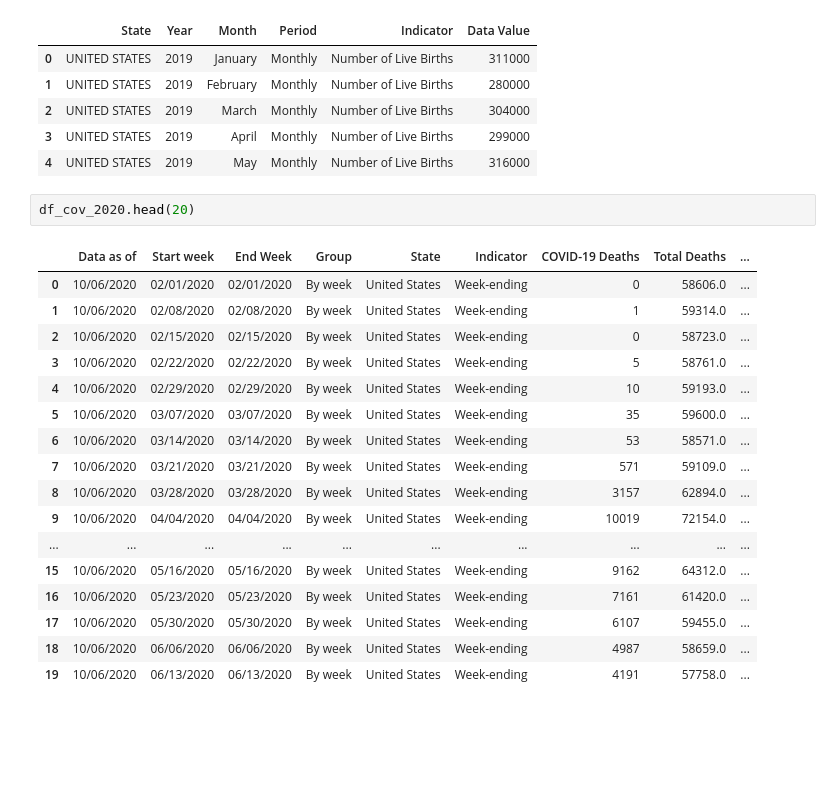
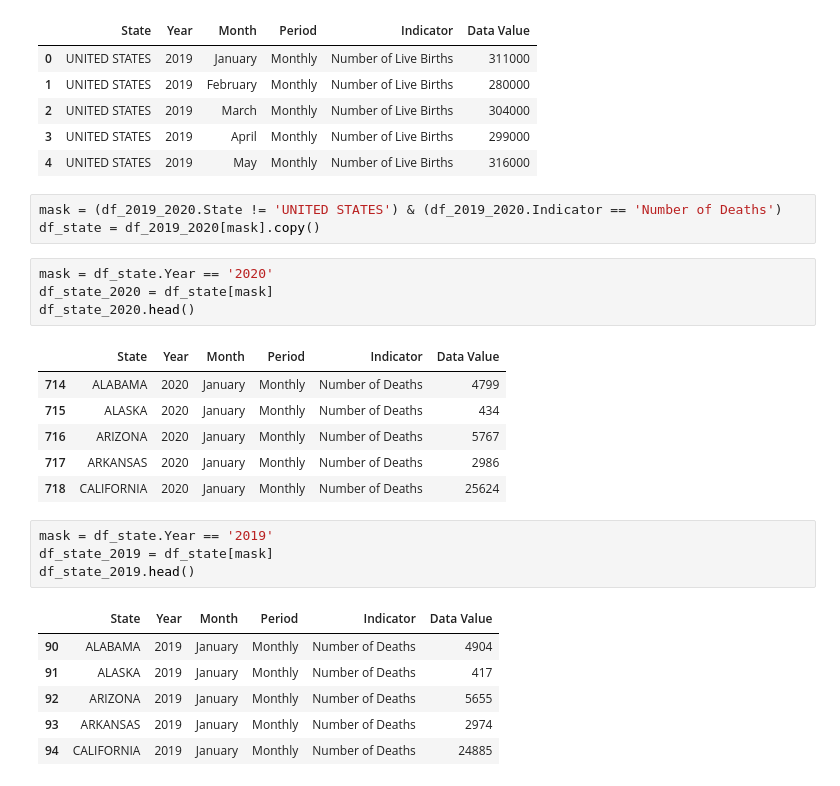
Before and after one commit to Shugarev/analyzer_prediction, a Jupyter notebook: nonparametric_and_correlation_tests/wilcoxon.ipynb, the cells around one changed output. Saved outputs shown, nothing was run; the diff lists cells and outputs as text; blank space fills up the shorter version.

```diff
--- a/nonparametric_and_correlation_tests/wilcoxon.ipynb
+++ b/nonparametric_and_correlation_tests/wilcoxon.ipynb
@@ -219,23 +220,28 @@ df_2019_2020.head()
 | 2 | UNITED STATES | 2019 | March | Monthly | Number of Live Births | 304000 |
 | 3 | UNITED STATES | 2019 | April | Monthly | Number of Live Births | 299000 |
 | 4 | UNITED STATES | 2019 | May | Monthly | Number of Live Births | 316000 |
-# %%
-df_cov_2020.head(20)
-# %% [output]
-|  | Data as of | Start week | End Week | Group | State | Indicator | COVID-19 Deaths | Total Deaths | ... |
-| 0 | 10/06/2020 | 02/01/2020 | 02/01/2020 | By week | United States | Week-ending | 0 | 58606.0 | ... |
-| 1 | 10/06/2020 | 02/08/2020 | 02/08/2020 | By week | United States | Week-ending | 1 | 59314.0 | ... |
-| 2 | 10/06/2020 | 02/15/2020 | 02/15/2020 | By week | United States | Week-ending | 0 | 58723.0 | ... |
-| 3 | 10/06/2020 | 02/22/2020 | 02/22/2020 | By week | United States | Week-ending | 5 | 58761.0 | ... |
-| 4 | 10/06/2020 | 02/29/2020 | 02/29/2020 | By week | United States | Week-ending | 10 | 59193.0 | ... |
-| 5 | 10/06/2020 | 03/07/2020 | 03/07/2020 | By week | United States | Week-ending | 35 | 59600.0 | ... |
-| 6 | 10/06/2020 | 03/14/2020 | 03/14/2020 | By week | United States | Week-ending | 53 | 58571.0 | ... |
-| 7 | 10/06/2020 | 03/21/2020 | 03/21/2020 | By week | United States | Week-ending | 571 | 59109.0 | ... |
-| 8 | 10/06/2020 | 03/28/2020 | 03/28/2020 | By week | United States | Week-ending | 3157 | 62894.0 | ... |
-| 9 | 10/06/2020 | 04/04/2020 | 04/04/2020 | By week | United States | Week-ending | 10019 | 72154.0 | ... |
-| ... | ... | ... | ... | ... | ... | ... | ... | ... | ... |
-| 15 | 10/06/2020 | 05/16/2020 | 05/16/2020 | By week | United States | Week-ending | 9162 | 64312.0 | ... |
-| 16 | 10/06/2020 | 05/23/2020 | 05/23/2020 | By week | United States | Week-ending | 7161 | 61420.0 | ... |
-| 17 | 10/06/2020 | 05/30/2020 | 05/30/2020 | By week | United States | Week-ending | 6107 | 59455.0 | ... |
-| 18 | 10/06/2020 | 06/06/2020 | 06/06/2020 | By week | United States | Week-ending | 4987 | 58659.0 | ... |
-| 19 | 10/06/2020 | 06/13/2020 | 06/13/2020 | By week | United States | Week-ending | 4191 | 57758.0 | ... |
+# %%
+mask = (df_2019_2020.State != 'UNITED STATES') & (df_2019_2020.Indicator == 'Number of Deaths')
+df_state = df_2019_2020[mask].copy()
+# %%
+mask = df_state.Year == '2020'
+df_state_2020 = df_state[mask]
+df_state_2020.head()
+# %% [output]
+|  | State | Year | Month | Period | Indicator | Data Value |
+| 714 | ALABAMA | 2020 | January | Monthly | Number of Deaths | 4799 |
+| 715 | ALASKA | 2020 | January | Monthly | Number of Deaths | 434 |
+| 716 | ARIZONA | 2020 | January | Monthly | Number of Deaths | 5767 |
+| 717 | ARKANSAS | 2020 | January | Monthly | Number of Deaths | 2986 |
+| 718 | CALIFORNIA | 2020 | January | Monthly | Number of Deaths | 25624 |
+# %%
+mask = df_state.Year == '2019'
+df_state_2019 = df_state[mask]
+df_state_2019.head()
+# %% [output]
+|  | State | Year | Month | Period | Indicator | Data Value |
+| 90 | ALABAMA | 2019 | January | Monthly | Number of Deaths | 4904 |
+| 91 | ALASKA | 2019 | January | Monthly | Number of Deaths | 417 |
+| 92 | ARIZONA | 2019 | January | Monthly | Number of Deaths | 5655 |
+| 93 | ARKANSAS | 2019 | January | Monthly | Number of Deaths | 2974 |
+| 94 | CALIFORNIA | 2019 | January | Monthly | Number of Deaths | 24885 |
```
Also changed, not shown: parts of 33 cells of this notebook.
